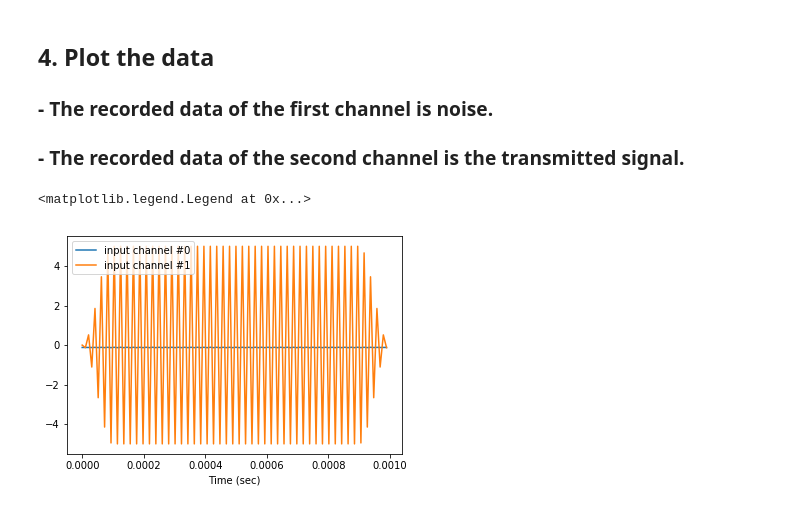
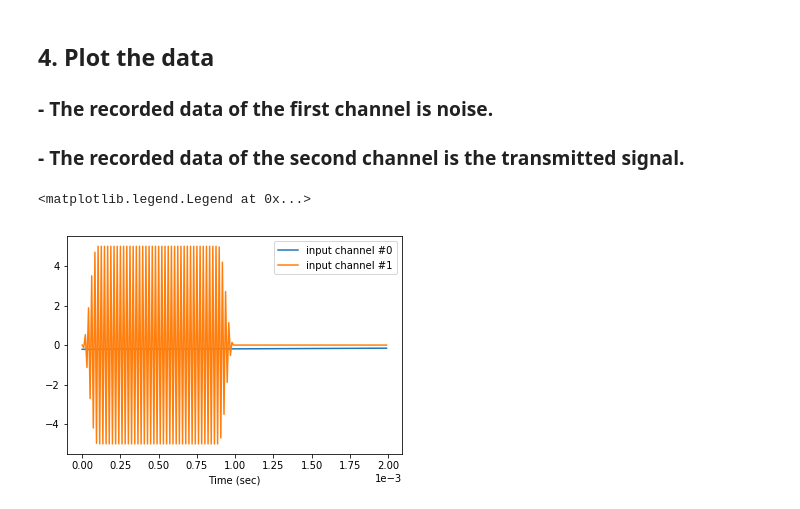
Before and after one commit to ymtoo/simple-nidaqmx, a Jupyter notebook: test_simple_nidaqmx.ipynb, the cells around one changed output. Saved outputs shown, nothing was run; the diff lists cells and outputs as text; code cells hidden in the pictures.

```diff
--- a/test_simple_nidaqmx.ipynb
+++ b/test_simple_nidaqmx.ipynb
@@ -13,9 +14,9 @@ import matplotlib.pyplot as plt
 A = 5
 freq = 48000
 fs = 96000
-numsample = 96
+numsamptrans = 96
 taper = 0.2
-signal, timegrid = gen_output.monochromatic(A, freq, fs, numsample, taper)
+signal, timegrid = gen_output.monochromatic(A, freq, fs, numsamptrans, taper)
 # %% [markdown]
 ## 2. Plot the output signal
 # %%
@@ -32,9 +33,11 @@ ax.set_xlabel('Time (sec)');
 aolist = ['ao0']
 ailist = ['ai0', 'ai1']
 rangeval = [-10.0, 10.0]
+numsamprec = 192
 savedirname = 'data/data1.npy'
 daq.check_driver()
-data = daq.momi(signal, fs, aolist, ailist, rangeval, savedirname)
+data = daq.momi(signal, fs, aolist, ailist,
+                rangeval, numsamprec, savedirname)
 # %% [output]
 DriverVersion(major_version=18, minor_version=1, update_version=0)
 Device name: Dev1
@@ -48,10 +51,11 @@ The file exists. The current data has not been saved.
 # %%
 fig, ax = plt.subplots()
 for i in range(data.shape[0]):
-    ax.plot(timegrid[0, :], data[i, :],
+    ax.plot(np.arange(numsamprec)/fs, data[i, :],
             label='input channel #{}'.format(i))
 ax.set_xlabel('Time (sec)')
+ax.ticklabel_format(style='sci', axis='x', scilimits=(0, 0))
 ax.legend()
 # %% [output]
 <matplotlib.legend.Legend at 0x...>
-[figure, old version]
+[figure, new version]
```
Also changed, not shown: parts of 1 cell of this notebook, 3 other files.
